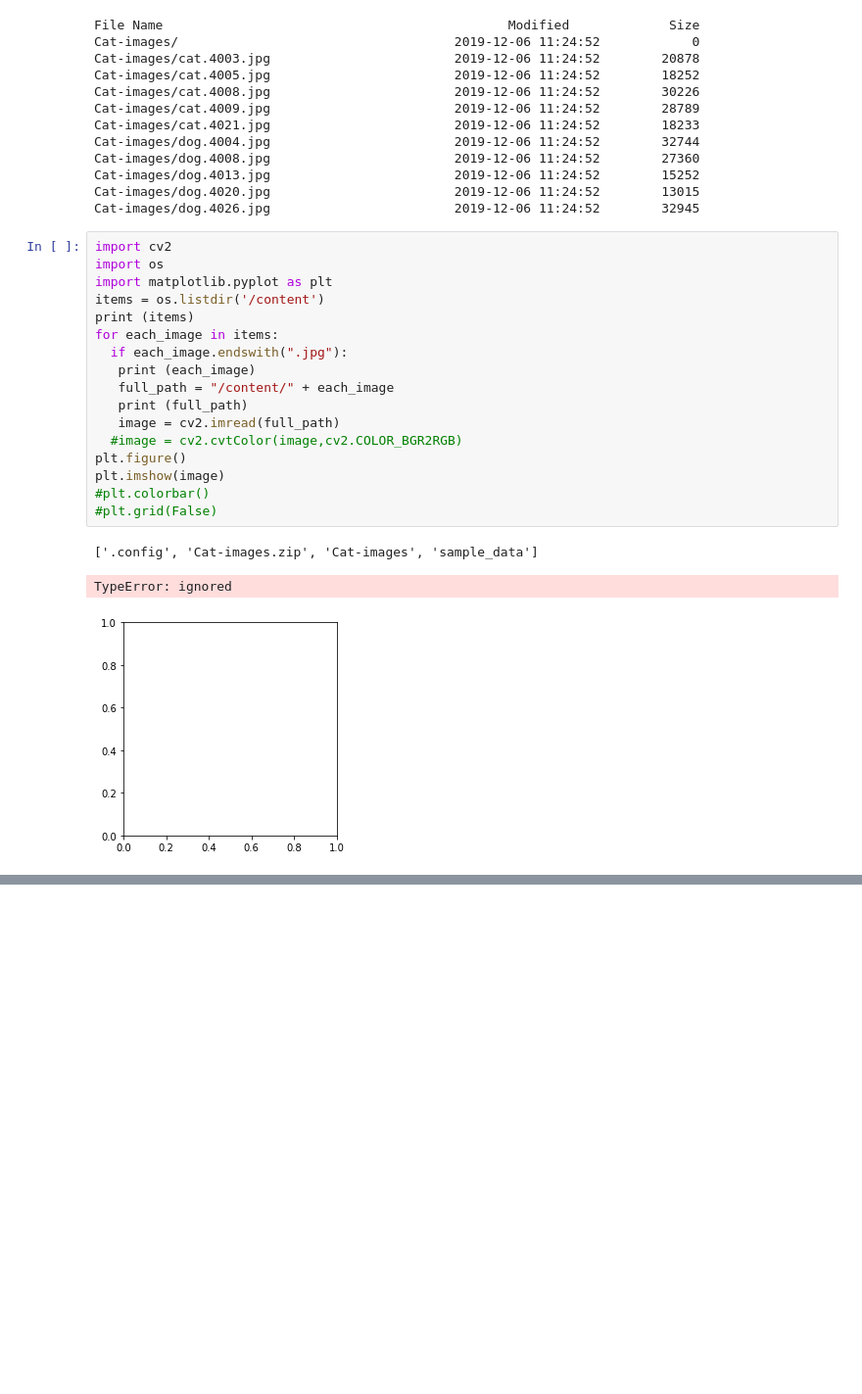
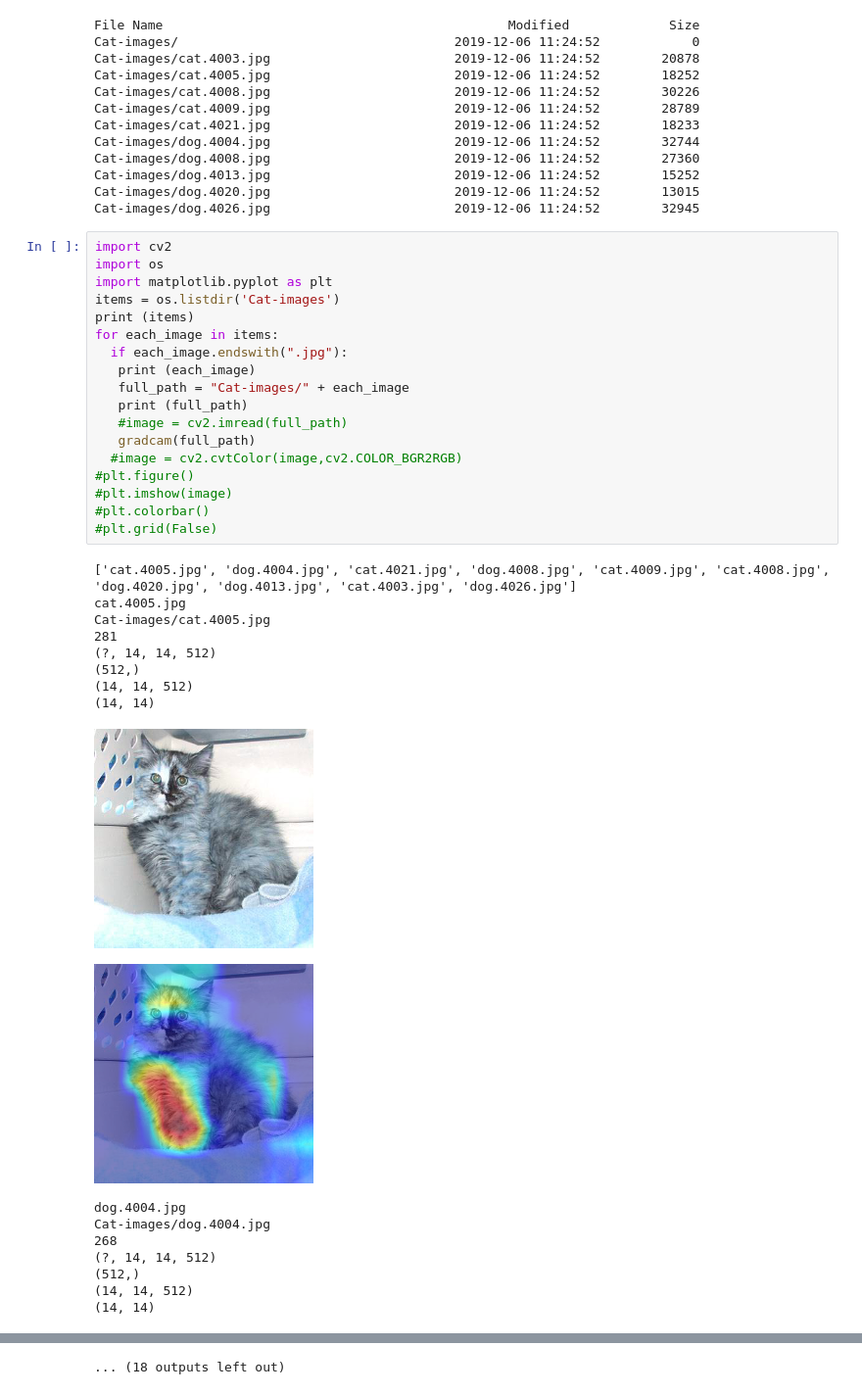
Before and after one commit to mmaruthi/Assignment4, a Jupyter notebook: Gradcam.ipynb, the cells around one changed output, grey strips where cells are left out. Shown at 98% size. Drawn from its saved outputs; the diff is of its cells as text; blank space fills up the shorter version.

```diff
--- a/Gradcam.ipynb
+++ b/Gradcam.ipynb
@@ -77,21 +104,36 @@ Cat-images/dog.4026.jpg                        2019-12-06 11:24:52        32945
 # %%
 import cv2
 import os
 import matplotlib.pyplot as plt
-items = os.listdir('/content')
+items = os.listdir('Cat-images')
 print (items)
 for each_image in items:
   if each_image.endswith(".jpg"):
    print (each_image)
-   full_path = "/content/" + each_image
+   full_path = "Cat-images/" + each_image
    print (full_path)
-   image = cv2.imread(full_path)
+   #image = cv2.imread(full_path)
+   gradcam(full_path)
   #image = cv2.cvtColor(image,cv2.COLOR_BGR2RGB)
-plt.figure()
-plt.imshow(image)
+#plt.figure()
+#plt.imshow(image)
 #plt.colorbar()
 #plt.grid(False)
 # %% [output]
-['.config', 'Cat-images.zip', 'Cat-images', 'sample_data']
+['cat.4005.jpg', 'dog.4004.jpg', 'cat.4021.jpg', 'dog.4008.jpg', 'cat.4009.jpg', 'cat.4008.jpg', 'dog.4020.jpg', 'dog.4013.jpg', 'cat.4003.jpg', 'dog.4026.jpg']
+cat.4005.jpg
+Cat-images/cat.4005.jpg
+281
+(?, 14, 14, 512)
+(512,)
+(14, 14, 512)
+(14, 14)
+[figure, new version]
+[figure, added]
-TypeError: ignored
+dog.4004.jpg
+Cat-images/dog.4004.jpg
+268
+(?, 14, 14, 512)
+(512,)
+(14, 14, 512)
+(14, 14)
-[figure, old version]
@@ -97,0 +160 @@ TypeError: ignored
+... (18 outputs left out)
```
Also changed, not shown: parts of 4 cells of this notebook.
